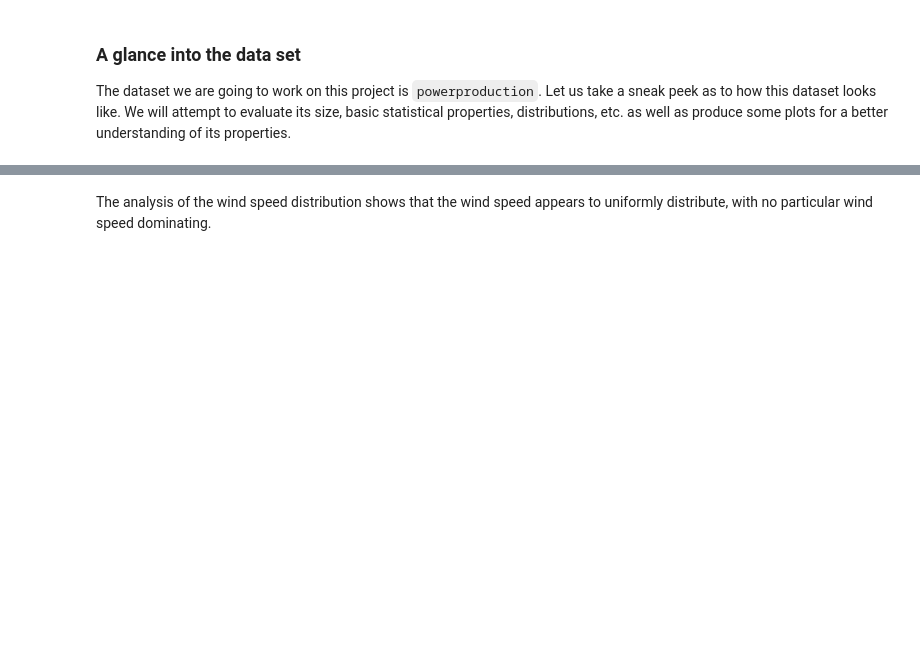
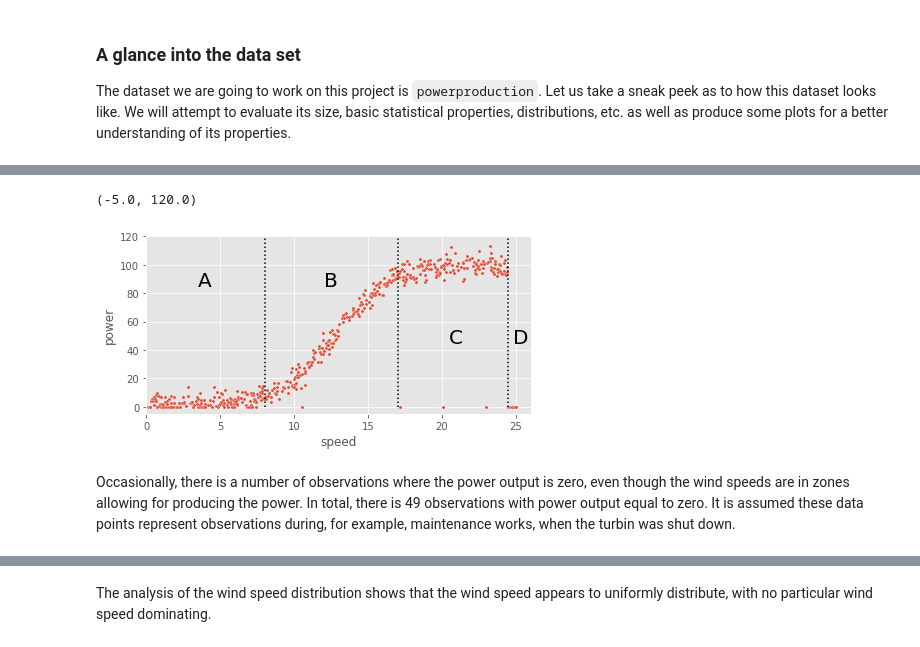
Before and after one commit to andkoc001/Machine-Learning-and-Statistics-Project, a Jupyter notebook: Powerproduction_ML.ipynb, the cells around one changed output, grey strips where cells are left out. Cells and saved outputs as stored; diff of their text form; code cells hidden in the pictures; blank space fills up the shorter version.

```diff
--- a/Powerproduction_ML.ipynb
+++ b/Powerproduction_ML.ipynb
@@ -147,3 +166,19 @@ Occasionally, there is a number of observations where the power output is zero,
+# %%
+sns.relplot(data=df_raw, x="speed", y="power", s=10, height=3, aspect=2)
+plt.plot([8,8],[0,120], "k:")
+plt.plot([17,17],[0,120], "k:")
+plt.plot([24.5,24.5],[0,120], "k:")
+plt.text(3.5, 85, "A", size='20', color='black')
+plt.text(12, 85, "B", size='20', color='black')
+plt.text(20.5, 45, "C", size='20', color='black')
+plt.text(24.8, 45, "D", size='20', color='black')
+plt.xlim(0,26)
+plt.ylim(-5,120)
+# %% [output]
+(-5.0, 120.0)
+[figure, added]
+# %% [markdown]
+Occasionally, there is a number of observations where the power output is zero, even though the wind speeds are in zones allowing for producing the power. In total, there is 49 observations with power output equal to zero. It is assumed these data points represent observations during, for example, maintenance works, when the turbin was shut down.
 # %%
 # There is 49 (about 10%) of the observation with zero power output
 df_raw[df_raw.power == 0].count()
```
Also changed, not shown: parts of 25 cells of this notebook, 1 other file.
